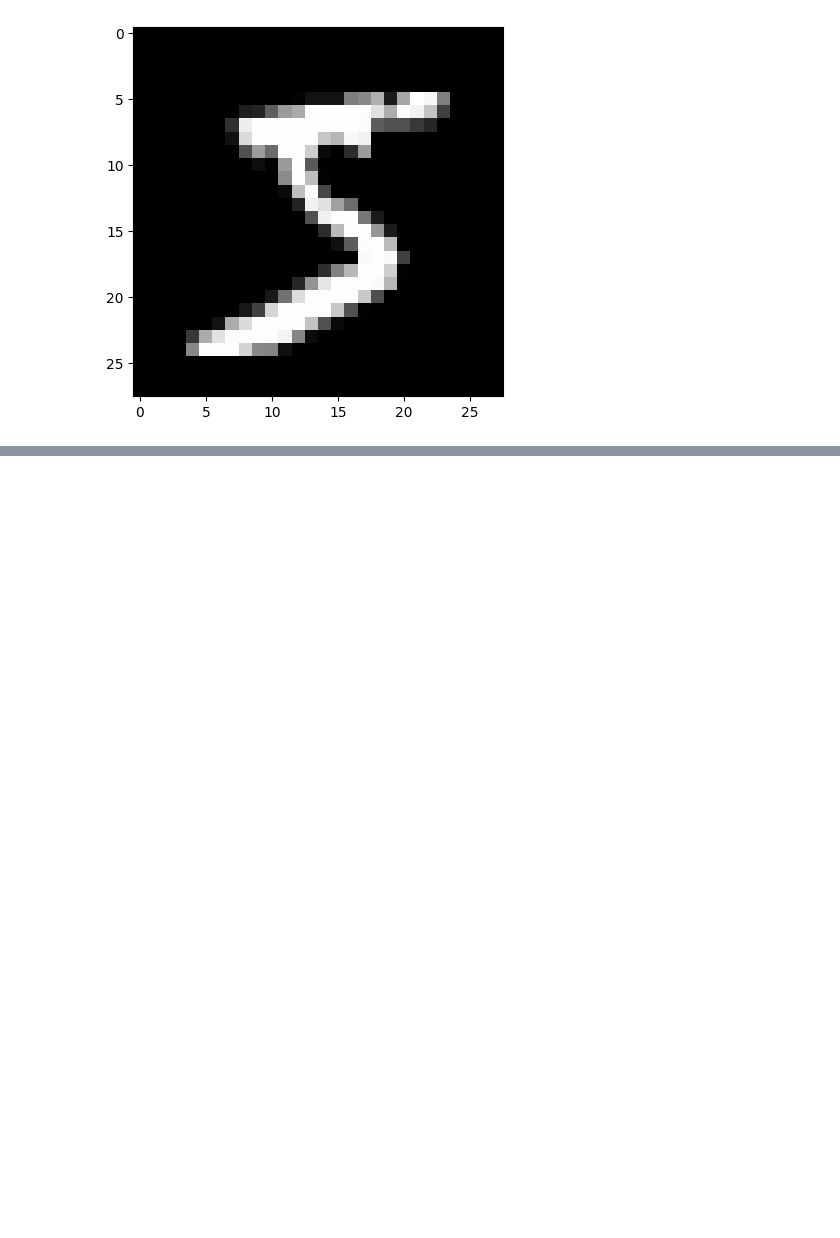
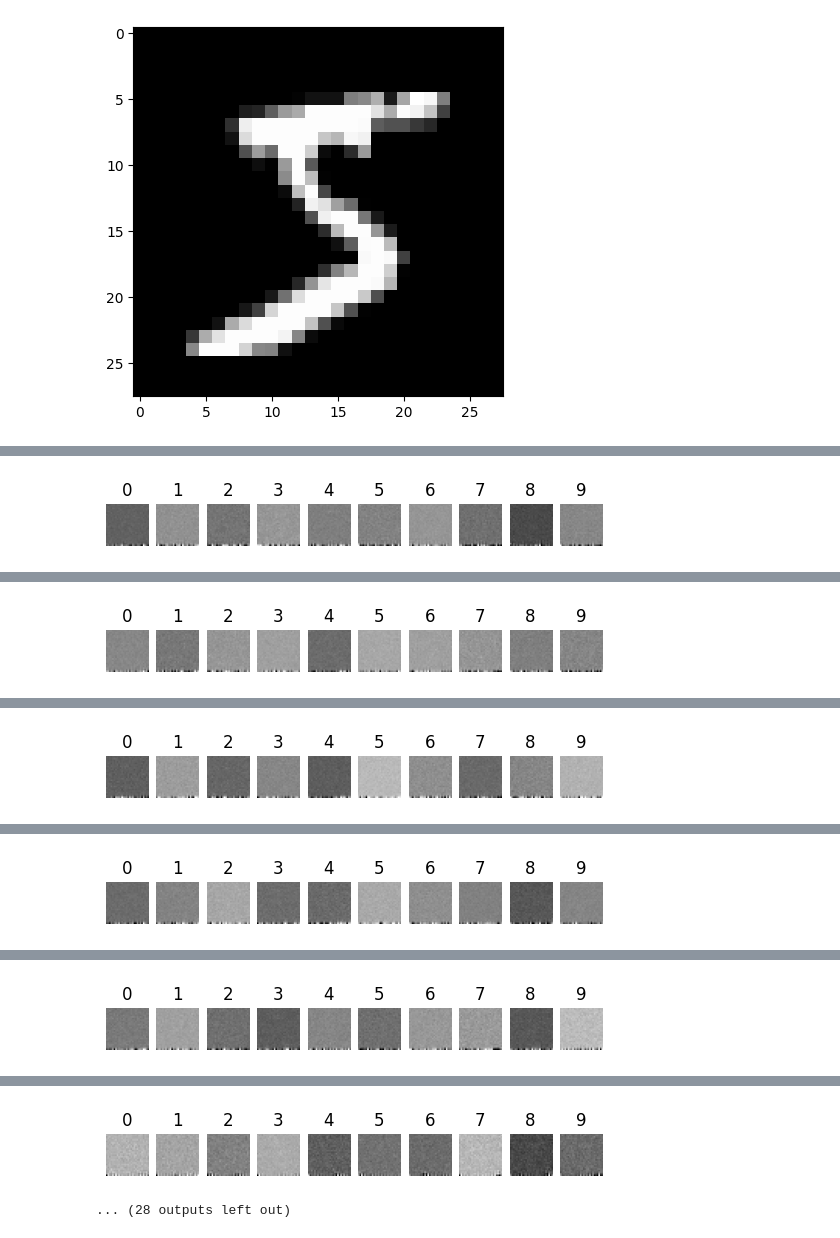
Before and after one commit to hyun06000/tuto-diffusion, a Jupyter notebook: ddpm.ipynb, the cells around one changed output, grey strips where cells are left out. Cells and saved outputs as stored; diff of their text form; code cells hidden in the pictures; blank space fills up the shorter version.

```diff
--- a/ddpm.ipynb
+++ b/ddpm.ipynb
@@ -10,7 +10,7 @@ import matplotlib.pyplot as plt
 # %%
 transform = transforms.Compose([transforms.ToTensor()])
 train_dataset = torchvision.datasets.MNIST(root='./data', train=True, transform=transform, download=True)
-train_loader = torch.utils.data.DataLoader(dataset=train_dataset, batch_size=64, shuffle=True)
+train_loader = torch.utils.data.DataLoader(dataset=train_dataset, batch_size=256, shuffle=True)
 # %%
 device = torch.device("cuda" if torch.cuda.is_available() else "cpu")
 # %%
@@ -177,0 +99,17 @@ class DiffusionModel(nn.Module):
+# %%
+class ConvBlock(nn.Module):
+    def __init__(self, shape, in_c, out_c, kernel_size=3, stride=1, padding=1, activation=None, normalize=True):
+        super(ConvBlock, self).__init__()
+        self.ln = nn.LayerNorm(shape)
+        self.conv1 = nn.Conv2d(in_c, out_c, kernel_size, stride, padding)
+        self.conv2 = nn.Conv2d(out_c, out_c, kernel_size, stride, padding)
+        self.activation = nn.SiLU() if activation is None else activation
+        self.normalize = normalize
+
+    def forward(self, x):
+        out = self.ln(x) if self.normalize else x
+        out = self.conv1(out)
+        out = self.activation(out)
+        out = self.conv2(out)
+        out = self.activation(out)
+        return out
@@ -178,5 +244,5 @@ class DiffusionModel(nn.Module):
 # %%
-n_steps, min_beta, max_beta = 1000, 10**-4, 0.0005 # Originally used by the authors
+n_steps, min_beta, max_beta = 1000, 10 ** -4, 0.02
 model = DiffusionModel(n_steps).to(device)
 ddpm = DDPM(
     model=model,
@@ -210,14 +276,14 @@ for i in [1,111,222,333,444,555,666,777,888,999]:
 samples = torch.randn(10, 1, 28, 28).to(device)
 
 
-num_epochs = 100
+num_epochs = 20
 
 for epoch in range(num_epochs):
     for i, (images, labels) in enumerate(train_loader):
 
         images = images.to(device)
         batch_size = images.shape[0]
-        t = torch.randint(0, n_steps-1, (batch_size,), device=device, dtype=torch.long)
+        t = torch.randint(1, n_steps-1, (batch_size,), device=device, dtype=torch.long)
 
         noise = torch.randn_like(images).to(device)
         noisy = ddpm.forward_proc(images, t, noise)
@@ -236,9 +302,9 @@ for epoch in range(num_epochs):
         labels = torch.tensor([0, 1, 2, 3, 4, 5, 6, 7, 8, 9])
         x_t = copy.deepcopy(samples)
         for t in range(n_steps-1, 0, -1):
-            t = torch.tensor(t).to(device)
+            t_tensor = torch.tensor([t for _ in range(samples.shape[0])]).to(device)
             condition_mask = ddpm.get_condition_mask(labels, drop_prob=0.0, num_classes=10)
-            pred = ddpm.backward_proc(x_t, condition_mask, t, 10)
+            pred = ddpm.backward_proc(x_t, condition_mask, t_tensor, samples.shape[0])
             noise = torch.randn_like(samples).to(device)
 
             beta_t = ddpm.beta_list[t]
@@ -267,0 +334 @@ AttributeError: 'DiffusionModel' object has no attribute 'conv4'
+[figure, added]
@@ -267,0 +336 @@ AttributeError: 'DiffusionModel' object has no attribute 'conv4'
+[figure, added]
@@ -267,0 +338 @@ AttributeError: 'DiffusionModel' object has no attribute 'conv4'
+[figure, added]
@@ -267,0 +340 @@ AttributeError: 'DiffusionModel' object has no attribute 'conv4'
+[figure, added]
@@ -267,0 +342 @@ AttributeError: 'DiffusionModel' object has no attribute 'conv4'
+[figure, added]
@@ -267,0 +344,2 @@ AttributeError: 'DiffusionModel' object has no attribute 'conv4'
+[figure, added]
+... (28 outputs left out)
```
Also changed, not shown: parts of 4 cells of this notebook.
